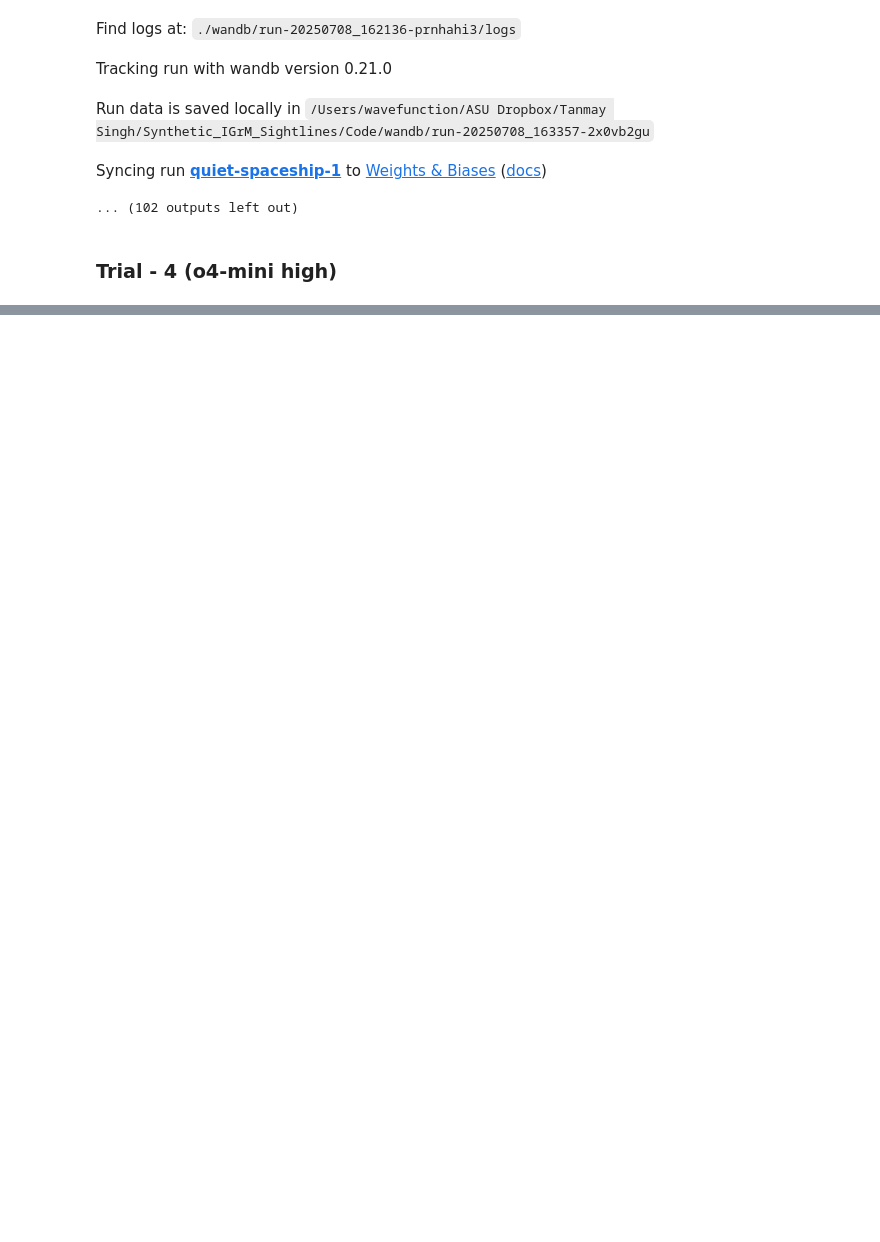
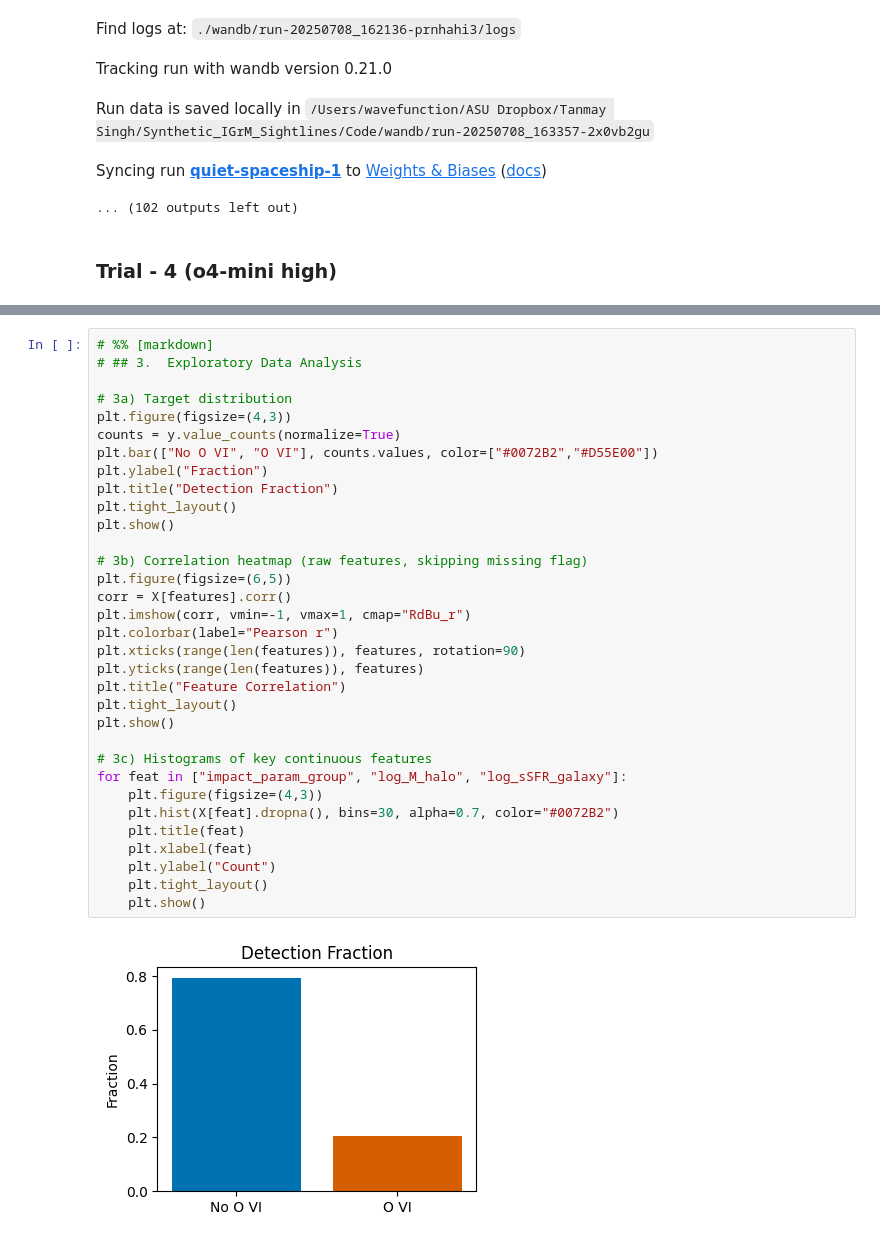
Before and after one commit to tanmay-starslab/OVI_IGrM, a Jupyter notebook: Code/training_data.ipynb, the cells around one changed output, grey strips where cells are left out. Cells and saved outputs as stored; diff of their text form; blank space fills up the shorter version.

Commit message:
updated plots

```diff
--- a/Code/training_data.ipynb
+++ b/Code/training_data.ipynb
@@ -1570,0 +1433,35 @@ ImportError: cannot import name 'SPARSE_ARRAY_PRESENT' from 'sklearn.utils.fixes
+# %%
+# %% [markdown]
+# ## 3.  Exploratory Data Analysis
+
+# 3a) Target distribution
+plt.figure(figsize=(4,3))
+counts = y.value_counts(normalize=True)
+plt.bar(["No O VI", "O VI"], counts.values, color=["#0072B2","#D55E00"])
+plt.ylabel("Fraction")
+plt.title("Detection Fraction")
+plt.tight_layout()
+plt.show()
+
+# 3b) Correlation heatmap (raw features, skipping missing flag)
+plt.figure(figsize=(6,5))
+corr = X[features].corr()
+plt.imshow(corr, vmin=-1, vmax=1, cmap="RdBu_r")
+plt.colorbar(label="Pearson r")
+plt.xticks(range(len(features)), features, rotation=90)
+plt.yticks(range(len(features)), features)
+plt.title("Feature Correlation")
+plt.tight_layout()
+plt.show()
+
+# 3c) Histograms of key continuous features
+for feat in ["impact_param_group", "log_M_halo", "log_sSFR_galaxy"]:
+    plt.figure(figsize=(4,3))
+    plt.hist(X[feat].dropna(), bins=30, alpha=0.7, color="#0072B2")
+    plt.title(feat)
+    plt.xlabel(feat)
+    plt.ylabel("Count")
+    plt.tight_layout()
+    plt.show()
+# %% [output]
+[figure, added]
```
Also changed, not shown: parts of 44 cells of this notebook, 1 other file.
